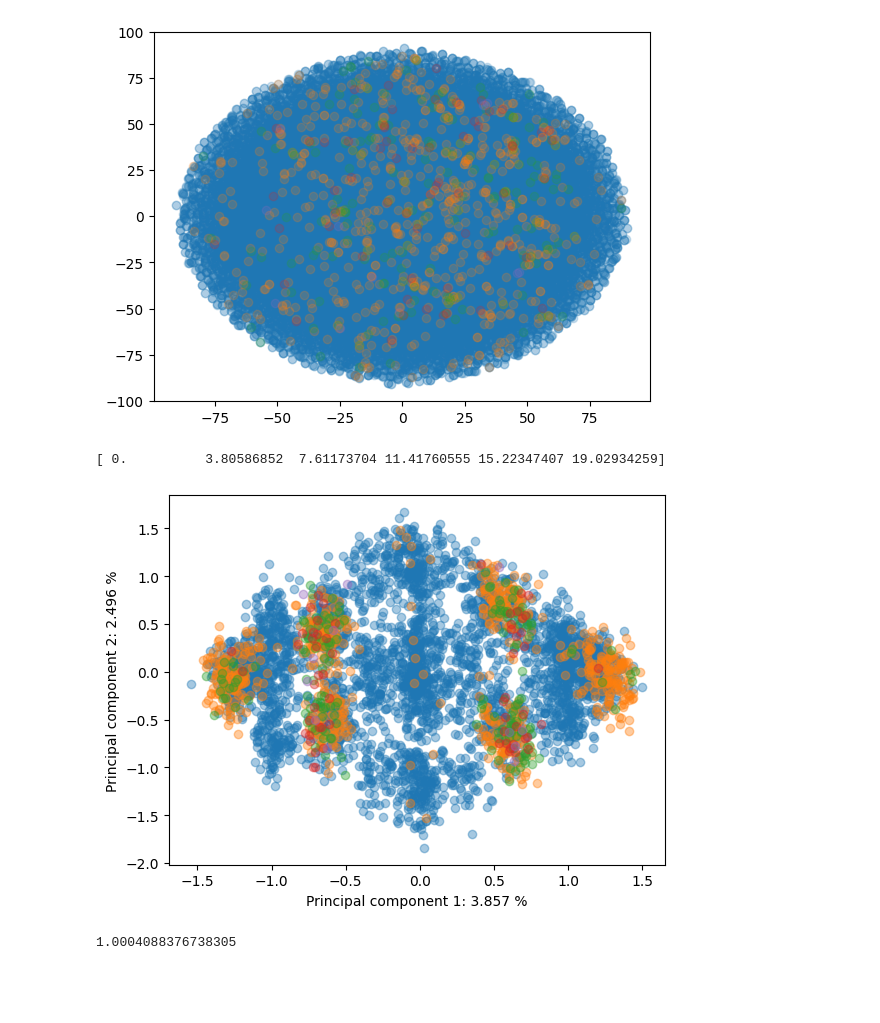
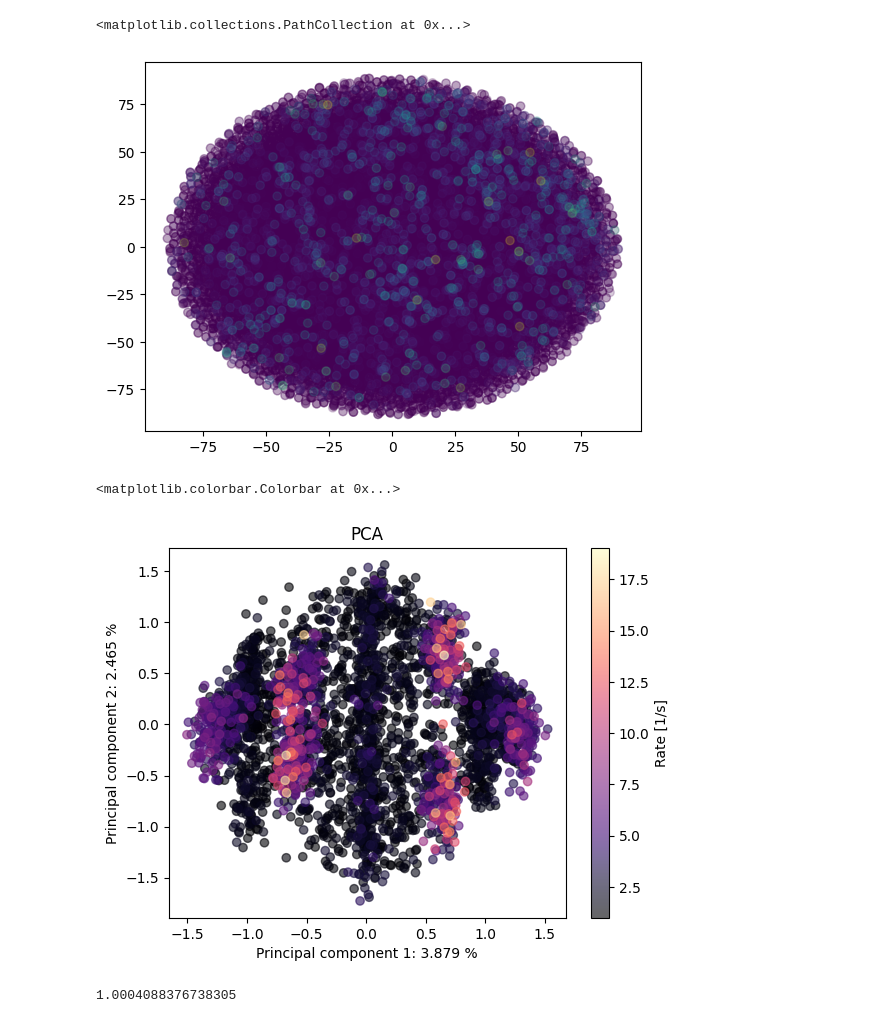
Before and after one commit to karsten3112/gen_catalyst_design, a Jupyter notebook: results/random_search/pca.ipynb, the cells around one changed output. Cells and saved outputs as stored; diff of their text form; code cells hidden in the pictures; blank space fills up the shorter version.

```diff
--- a/results/random_search/pca.ipynb
+++ b/results/random_search/pca.ipynb
@@ -9,9 +9,14 @@ from sklearn.manifold import TSNE
 # %%
 miller_index = "100"
 pth_header = f"results/Rh_Cu_Au_Pd/miller_index_{miller_index}"
-run_ids = [0,1,2,3]
+run_ids = [0,1,2]
 datadicts = []
 for run_id in run_ids:
     filename = f"runID_{run_id}_results.db"
     database = Database.establish_connection(filename=filename, miller_index=miller_index, pth_header=pth_header)
     datadicts += load_data_from_db(database=database)
+
+rates = np.array([datadict["rate"] for datadict in datadicts])
+print(np.max(rates))
+datadicts = sorted(datadicts, key=lambda xx: xx["rate"], reverse=False)
+print(datadicts[0]["rate"])
@@ -63,11 +99,16 @@ transformed = pca.fit_transform(onehots)
 ax.set_xlabel(f"Principal component 1: {(pca.explained_variance_ratio_[0]*100).round(3)} %")
 ax.set_ylabel(f"Principal component 2: {(pca.explained_variance_ratio_[1]*100).round(3)} %")
 num_classes = 5
-rate_min = 0.0
+rate_min = 1.0
 classes = np.linspace(rate_min, rate_max, num_classes+1)
 class_divs = assign_classes(datadicts=datadicts, classes=classes, num_classes=num_classes)
 
-for div in class_divs:
-    indices = class_divs[div]
-    ax.plot(transformed[indices][:,0], transformed[indices][:,1], 'o', alpha=0.4, color=f"C{div}")
+
+cmap = plt.cm.viridis
+
+ax.scatter(transformed[:,0], transformed[:,1], c=rates, cmap=cmap, vmin=rate_min, vmax=rate_max, alpha=0.2)
+
+#for div in class_divs:
+#    indices = class_divs[div]
+#    ax.plot(transformed[indices][:,0], transformed[indices][:,1], 'o', alpha=0.4, color=f"C{div}")
 # %% [output]
@@ -76,11 +118,17 @@ for div in class_divs:
 fig, ax = plt.subplots()
 X_embedded = TSNE(n_components=2, learning_rate='auto',
                   init='random').fit_transform(onehots)
-for div in class_divs:
-    indices = class_divs[div]
-    ax.plot(X_embedded[indices][:,0], X_embedded[indices][:,1], 'o', alpha=0.2, color=f"C{div}")
+
+cmap = plt.cm.viridis
+
+ax.scatter(X_embedded[:,0], X_embedded[:,1], c=rates, cmap=cmap, vmin=rate_min, vmax=rate_max, alpha=0.2)
+
+#for div in class_divs:
+#    indices = class_divs[div]
+#    ax.plot(X_embedded[indices][:,0], X_embedded[indices][:,1], 'o', alpha=0.2, color=f"C{div}")
 # %% [output]
+<matplotlib.collections.PathCollection at 0x...>
-[figure, old version]
+[figure, new version]
 # %%
 def filter_datadicts(datadicts, rate_min):
     filtered_dicts = []
@@ -92,25 +140,34 @@ def filter_datadicts(datadicts, rate_min):
 # %%
 fig, ax = plt.subplots()
 element_pool = ["Rh", "Cu", "Au", "Pd"]
 
 filtered_datadicts = filter_datadicts(datadicts=datadicts, rate_min=1.0)
 
 onehots = get_onehots(datadicts=filtered_datadicts, element_pool=element_pool)
 pca = PCA(n_components=2)
 transformed = pca.fit_transform(onehots)
 ax.set_xlabel(f"Principal component 1: {(pca.explained_variance_ratio_[0]*100).round(3)} %")
 ax.set_ylabel(f"Principal component 2: {(pca.explained_variance_ratio_[1]*100).round(3)} %")
 num_classes = 5
-rate_min = 0.0
-classes = np.linspace(rate_min, rate_max, num_classes+1)
-print(classes)
-class_divs = assign_classes(datadicts=filtered_datadicts, classes=classes, num_classes=num_classes)
-for div in class_divs:
-    indices = class_divs[div]
-    ax.plot(transformed[indices][:,0], transformed[indices][:,1], 'o', alpha=0.4, color=f"C{div}")
+rate_min = 1.0
+
+rates = [datadict["rate"] for datadict in filtered_datadicts]
+#classes = np.linspace(rate_min, rate_max, num_classes+1)
+#print(classes)
+#class_divs = assign_classes(datadicts=filtered_datadicts, classes=classes, num_classes=num_classes)
+
+ax.set_title("PCA")
+
+cmap = plt.cm.magma
+
+scatter = ax.scatter(transformed[:,0], transformed[:,1], c=rates, cmap=cmap, vmin=rate_min, vmax=rate_max, alpha=0.6)
+plt.colorbar(scatter, label="Rate [1/s]")
+#for div in class_divs:
+#    indices = class_divs[div]
+#    ax.plot(transformed[indices][:,0], transformed[indices][:,1], 'o', alpha=0.4, color=f"C{div}")
 # %% [output]
-[ 0.          3.80586852  7.61173704 11.41760555 15.22347407 19.02934259]
+<matplotlib.colorbar.Colorbar at 0x...>
-[figure, old version]
+[figure, new version]
 # %%
 fitltered_rates = [datadict["rate"] for datadict in filtered_datadicts]
 print(min(fitltered_rates))
```
Also changed, not shown: parts of 4 cells of this notebook, 13 other files.
